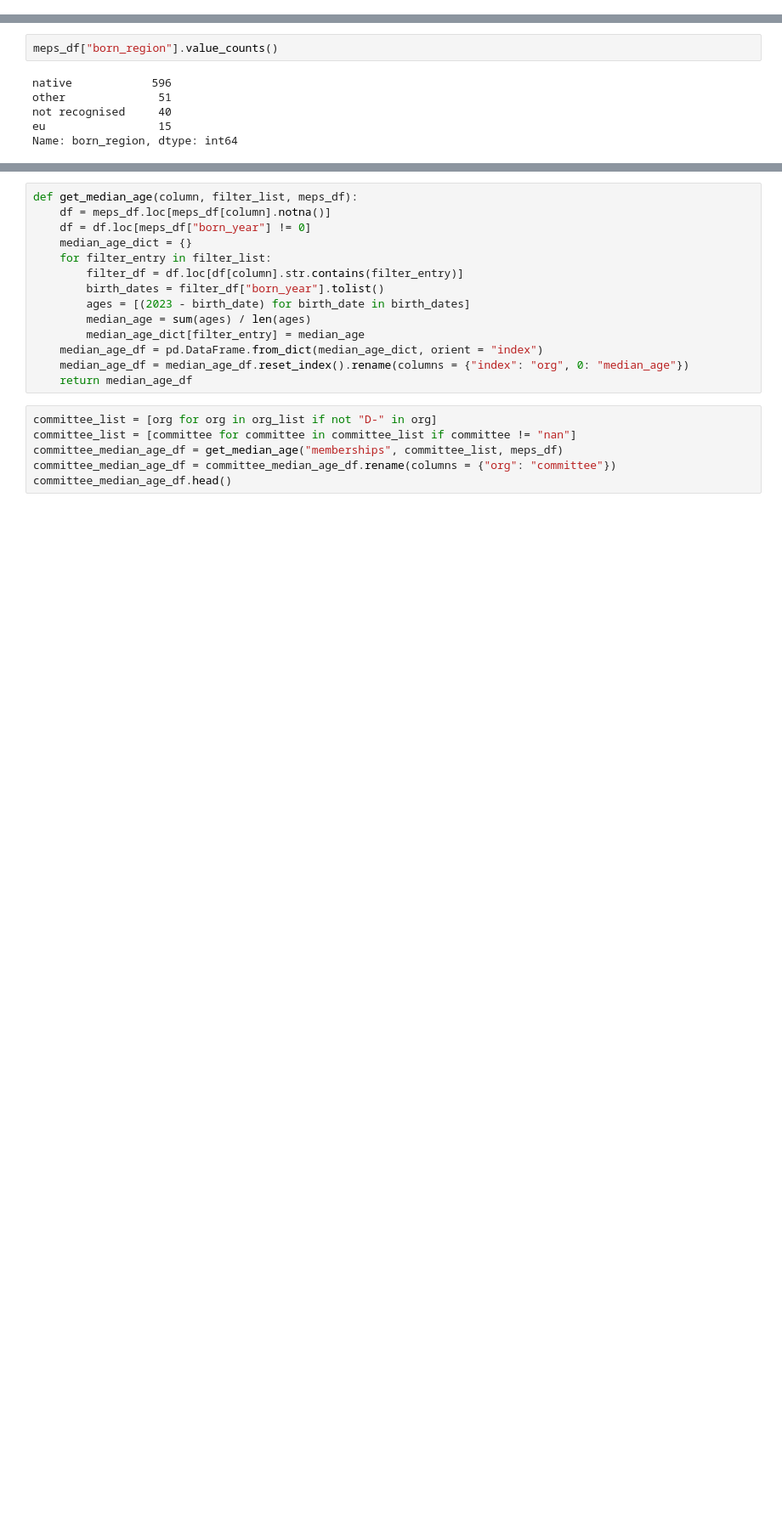
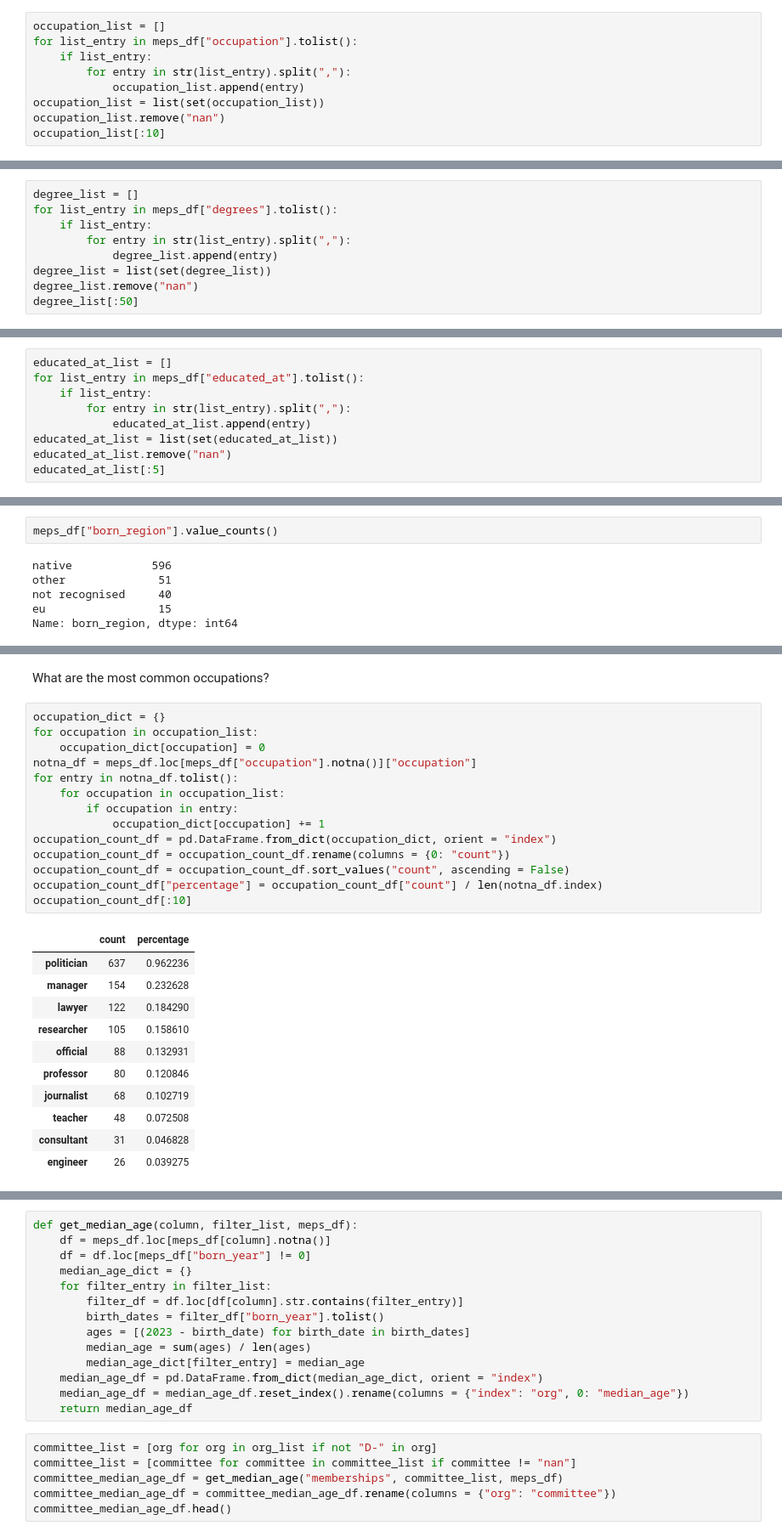
Before and after one commit to SWRdata/p081_euparlament_divers, a Jupyter notebook: analysis/analyse.ipynb, the cells around one changed output, grey strips where cells are left out. Shown at 85% size. Drawn from its saved outputs; the diff is of its cells as text; blank space fills up the shorter version.

```diff
--- a/analysis/analyse.ipynb
+++ b/analysis/analyse.ipynb
@@ -17,0 +29,9 @@ meps_df.head()
+# %%
+occupation_list = []
+for list_entry in meps_df["occupation"].tolist():
+    if list_entry:
+        for entry in str(list_entry).split(","):
+            occupation_list.append(entry)
+occupation_list = list(set(occupation_list))
+occupation_list.remove("nan")
+occupation_list[:10]
@@ -17,0 +49,9 @@ meps_df.head()
+# %%
+degree_list = []
+for list_entry in meps_df["degrees"].tolist():
+    if list_entry:
+        for entry in str(list_entry).split(","):
+            degree_list.append(entry)
+degree_list = list(set(degree_list))
+degree_list.remove("nan")
+degree_list[:50]
@@ -17,0 +60,9 @@ meps_df.head()
+# %%
+educated_at_list = []
+for list_entry in meps_df["educated_at"].tolist():
+    if list_entry:
+        for entry in str(list_entry).split(","):
+            educated_at_list.append(entry)
+educated_at_list = list(set(educated_at_list))
+educated_at_list.remove("nan")
+educated_at_list[:5]
@@ -178,0 +191,28 @@ How do committees vary in median age?
+# %% [markdown]
+What are the most common occupations?
+# %%
+occupation_dict = {}
+for occupation in occupation_list:
+    occupation_dict[occupation] = 0
+notna_df = meps_df.loc[meps_df["occupation"].notna()]["occupation"]
+for entry in notna_df.tolist():
+    for occupation in occupation_list:
+        if occupation in entry:
+            occupation_dict[occupation] += 1
+occupation_count_df = pd.DataFrame.from_dict(occupation_dict, orient = "index")
+occupation_count_df = occupation_count_df.rename(columns = {0: "count"})
+occupation_count_df = occupation_count_df.sort_values("count", ascending = False)
+occupation_count_df["percentage"] = occupation_count_df["count"] / len(notna_df.index)
+occupation_count_df[:10]
+# %% [output]
+|  | count | percentage |
+| politician | 637 | 0.962236 |
+| manager | 154 | 0.232628 |
+| lawyer | 122 | 0.184290 |
+| researcher | 105 | 0.158610 |
+| official | 88 | 0.132931 |
+| professor | 80 | 0.120846 |
+| journalist | 68 | 0.102719 |
+| teacher | 48 | 0.072508 |
+| consultant | 31 | 0.046828 |
+| engineer | 26 | 0.039275 |
```
Also changed, not shown: parts of 32 cells of this notebook, 2 other files.
